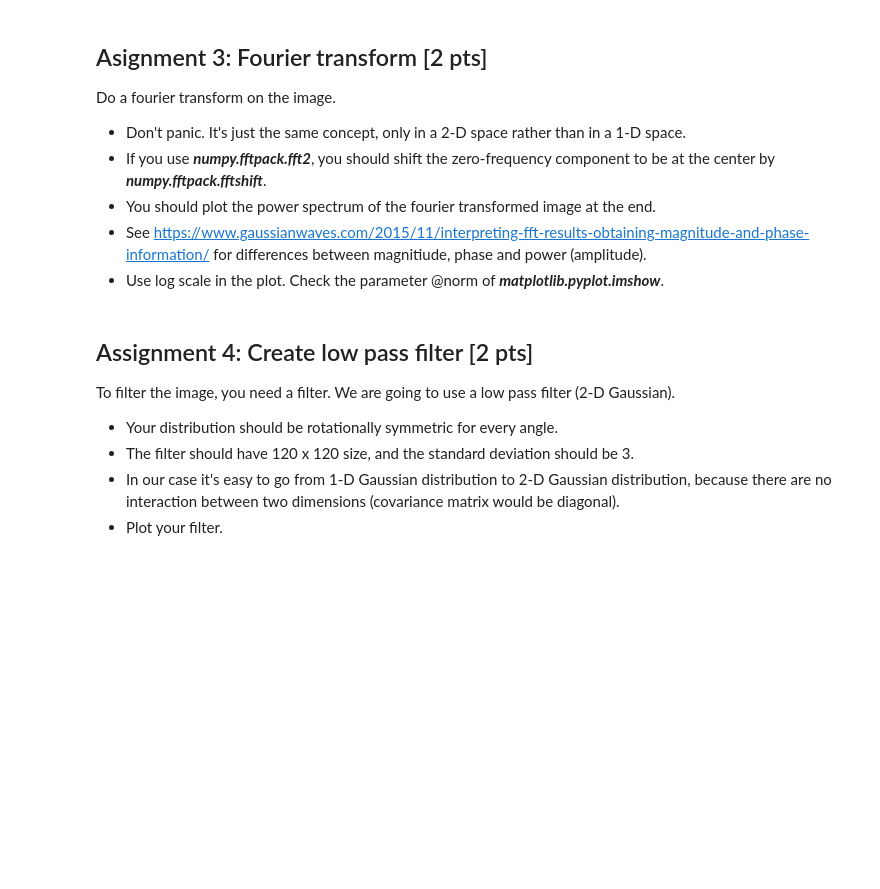
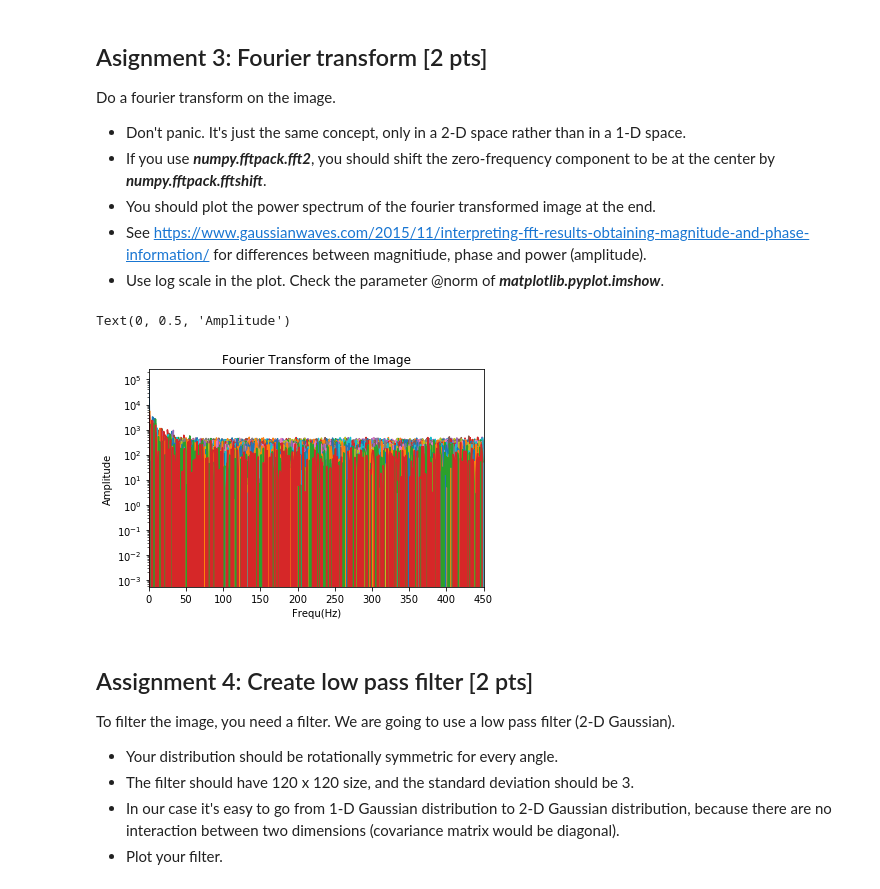
Before and after one commit to NBP-ACC/week-9-acc_8, a Jupyter notebook: sheet07.ipynb, the cells around one changed output. Cells and saved outputs as stored; diff of their text form; code cells hidden in the pictures; blank space fills up the shorter version.

```diff
--- a/sheet07.ipynb
+++ b/sheet07.ipynb
@@ -135,3 +134,21 @@ Do a fourier transform on the image.
+# %%
+# TODO
+data = scipy.fftpack.fftshift(data)
+FFT = scipy.fftpack.fft2(data)
+#FFT = np.abs(FFT)
+
+#frequencies = getFT(signal_noisy)
+N = int(len(FFT)/2)
+plt.plot(FFT[:N]/len(data[0]))
+plt.yscale('log')
+plt.title('Fourier Transform of the Image')
+plt.xlim(0,450)
+#plt.ylim(0, 10000)
+plt.xlabel('Frequ(Hz)')
+plt.ylabel('Amplitude')
+# %% [output]
+Text(0, 0.5, 'Amplitude')
+[figure, added]
 # %% [markdown]
 ## Assignment 4: Create low pass filter [2 pts]
 To filter the image, you need a filter. We are going to use a low pass filter (2-D Gaussian).
```
Also changed, not shown: parts of 4 cells of this notebook.
